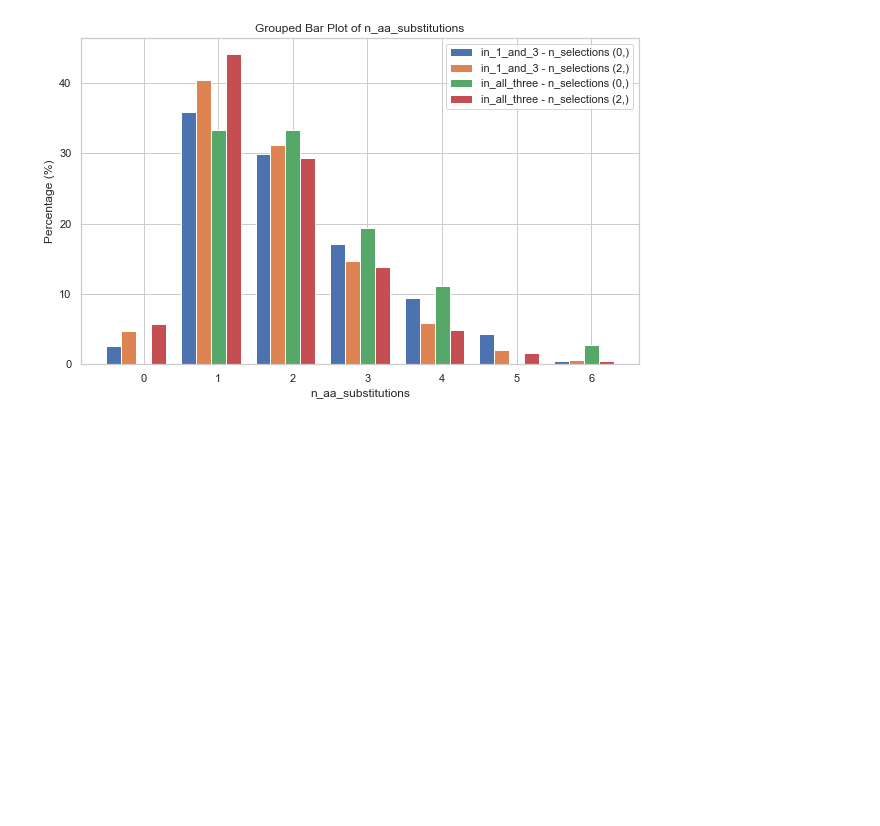
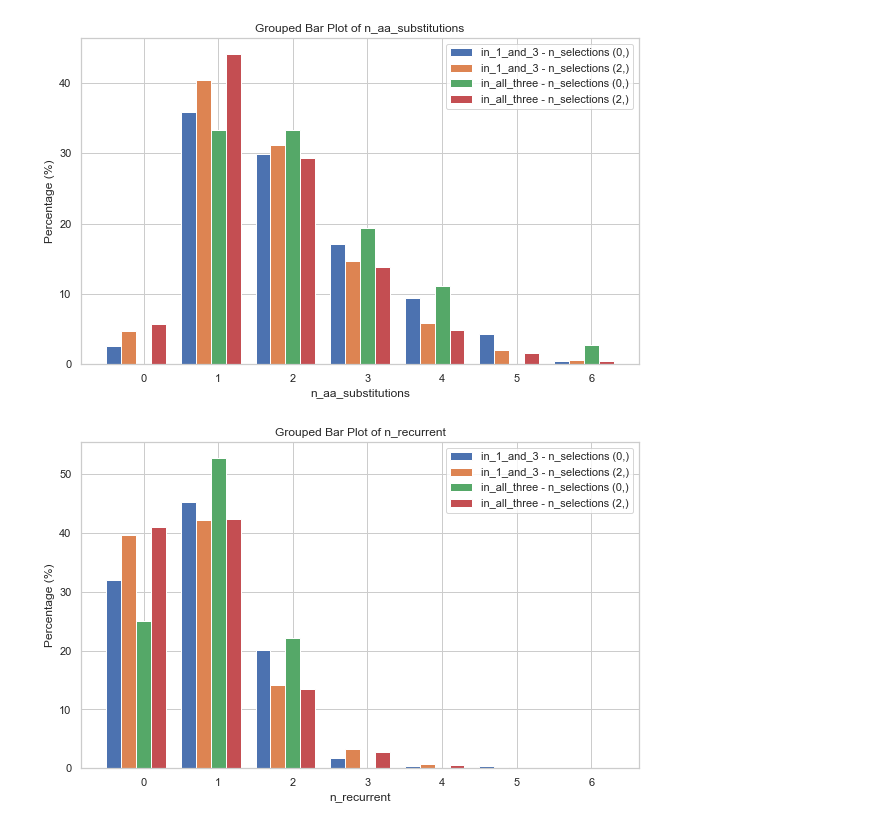
Before and after one commit to kwalcott97/kw_dms, a Jupyter notebook: Untitled.ipynb, the cells around one changed output. Drawn from its saved outputs; the diff is of its cells as text; code cells hidden in the pictures; blank space fills up the shorter version.

```diff
--- a/Untitled.ipynb
+++ b/Untitled.ipynb
@@ -622,6 +662,20 @@ plotter.plot_overlap_bar(
 )
 # %% [output]
 [figure]
+# %%
+plotter.plot_overlap_bar(
+    dataframes_dict=func_score_comparisons,
+    keys=[
+        'DMSO_B1T1-vs-4U8C_B1T1-and-DMSO_B2T2-vs-4U8C_B2T2',
+        'DMSO_B1T2-vs-C7_B1T2-and-DMSO_B2T1-vs-C7_B2T1',
+        'DMSO_B1T1-vs-BOTH_B1T1-and-DMSO_B2T1-vs-BOTH_B2T1'
+    ],
+    overlap_types=['in_1_and_3', 'in_all_three'],
+    n_selections_combinations=[(0,), (2,)],
+    histogram_column='n_recurrent'
+)
+# %% [output]
+[figure, added]
 # %%
 overlap_df = plotter.generate_overlap_dataframe(
     dataframes_dict=func_score_comparisons,
```
Also changed, not shown: parts of 13 cells of this notebook, 3 other files.
